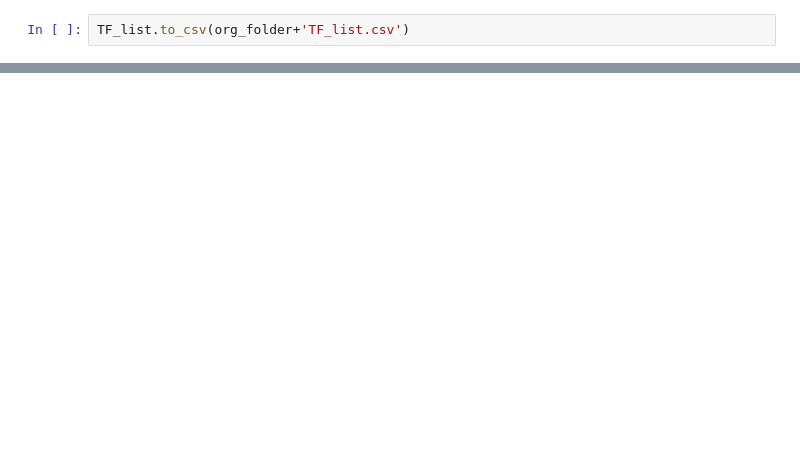
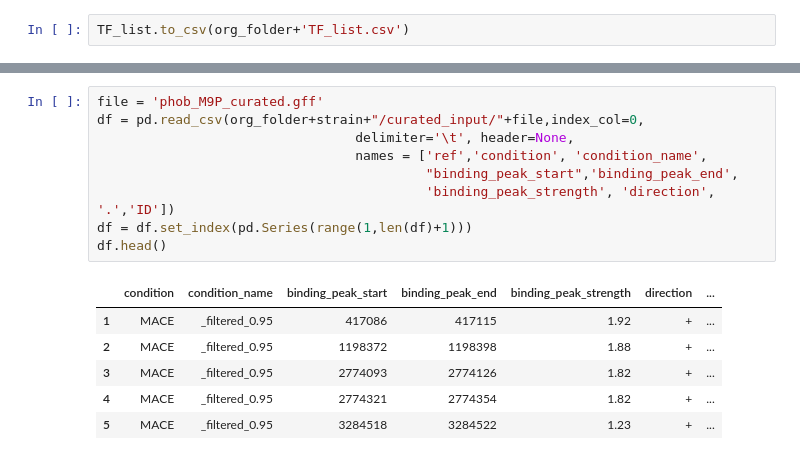
Before and after one commit to SBRG/ChIPdb, a Jupyter notebook: notebooks/plot_data_generate.ipynb, the cells around one changed output, grey strips where cells are left out. Saved outputs shown, nothing was run; the diff lists cells and outputs as text; blank space fills up the shorter version.

```diff
--- a/notebooks/plot_data_generate.ipynb
+++ b/notebooks/plot_data_generate.ipynb
@@ -50,0 +276,16 @@ org_folder+strain+"/curated_input/"+TF_name+"*.json"
+# %%
+file = 'phob_M9P_curated.gff'
+df = pd.read_csv(org_folder+strain+"/curated_input/"+file,index_col=0,
+                                 delimiter='\t', header=None,
+                                 names = ['ref','condition', 'condition_name',
+                                          "binding_peak_start",'binding_peak_end',
+                                          'binding_peak_strength', 'direction', '.','ID'])
+df = df.set_index(pd.Series(range(1,len(df)+1)))
+df.head()
+# %% [output]
+|  | condition | condition_name | binding_peak_start | binding_peak_end | binding_peak_strength | direction | ... |
+| 1 | MACE | _filtered_0.95 | 417086 | 417115 | 1.92 | + | ... |
+| 2 | MACE | _filtered_0.95 | 1198372 | 1198398 | 1.88 | + | ... |
+| 3 | MACE | _filtered_0.95 | 2774093 | 2774126 | 1.82 | + | ... |
+| 4 | MACE | _filtered_0.95 | 2774321 | 2774354 | 1.82 | + | ... |
+| 5 | MACE | _filtered_0.95 | 3284518 | 3284522 | 1.23 | + | ... |
```
Also changed, not shown: parts of 30 cells of this notebook, 49 other files.
